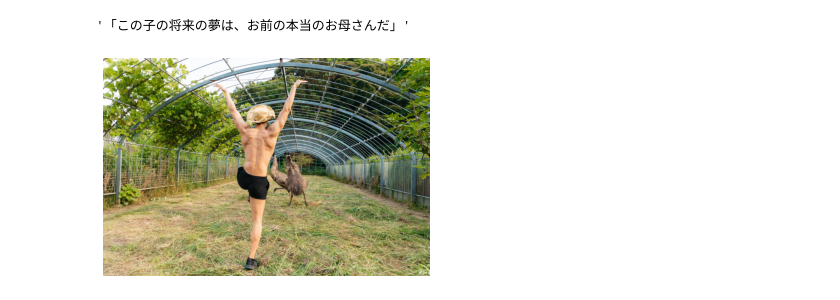
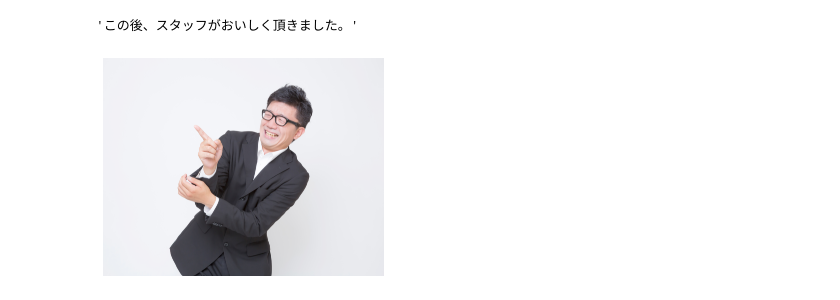
Before and after one commit to yryo1005/Master_Thesis_programs, a Jupyter notebook: Neural_Joking_Machine/Generate_Ogiri.ipynb, the cells around one changed output. Drawn from its saved outputs; the diff is of its cells as text; code cells hidden in the pictures.

```diff
--- a/Neural_Joking_Machine/Generate_Ogiri.ipynb
+++ b/Neural_Joking_Machine/Generate_Ogiri.ipynb
@@ -140,14 +140,14 @@ njm = NeuralJokingMachine(weight_path = f"{RESULT_DIR}best_model.pth",
                           index_to_word = index_to_word,
                           sentence_length = 32)
 # %%
-image_path = "/home/user/workspace/Master_Thesis/Master_Thesis_programs/image_1.jpg"
+image_path = "/home/user/workspace/Master_Thesis/Master_Thesis_programs/image_3.jpg"
 
 fig = plt.figure()
 ax = fig.add_subplot()
 ax.imshow(Image.open(image_path))
 ax.axis("off")
 
 njm(image_path)
 # %% [output]
-'「この子の将来の夢は、お前の本当のお母さんだ」'
+'この後、スタッフがおいしく頂きました。'
-[figure, old version]
+[figure, new version]
```
Also changed, not shown: parts of 3 cells of this notebook, 5 other files.
